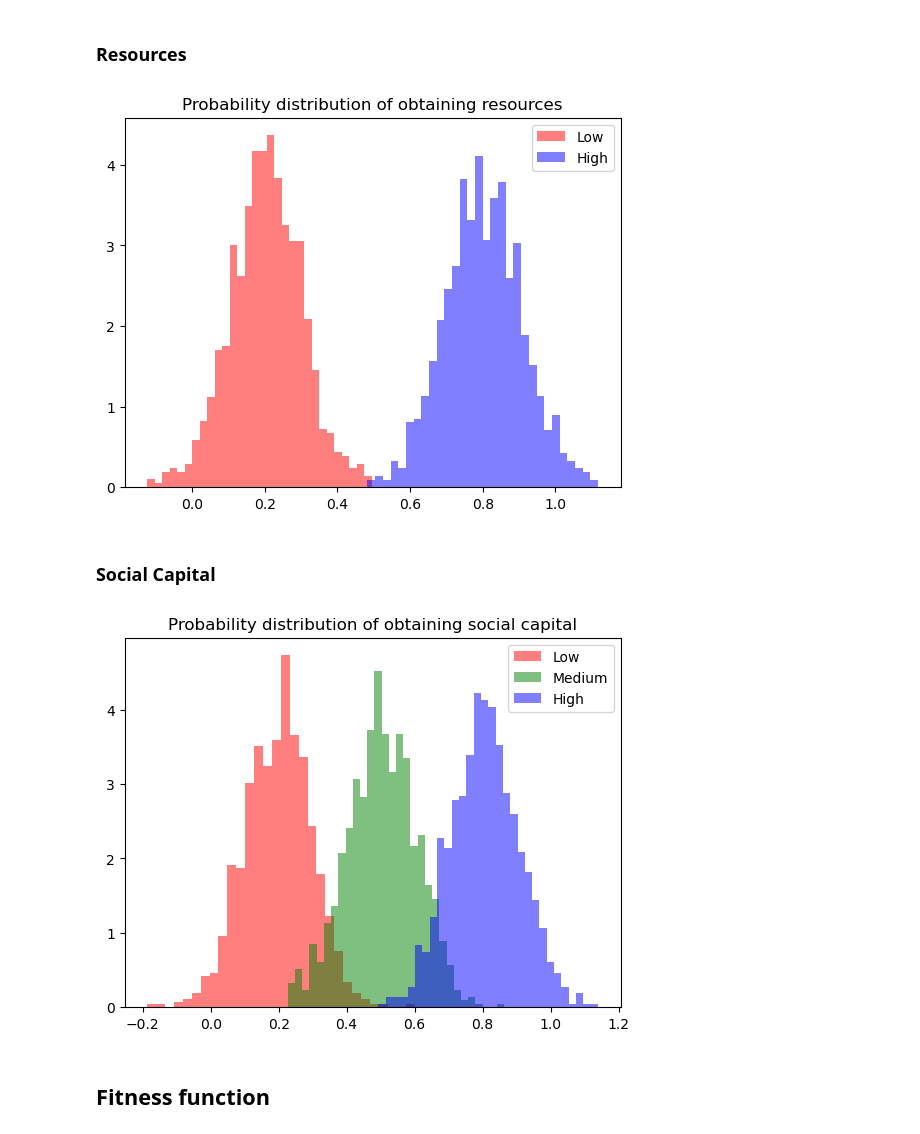
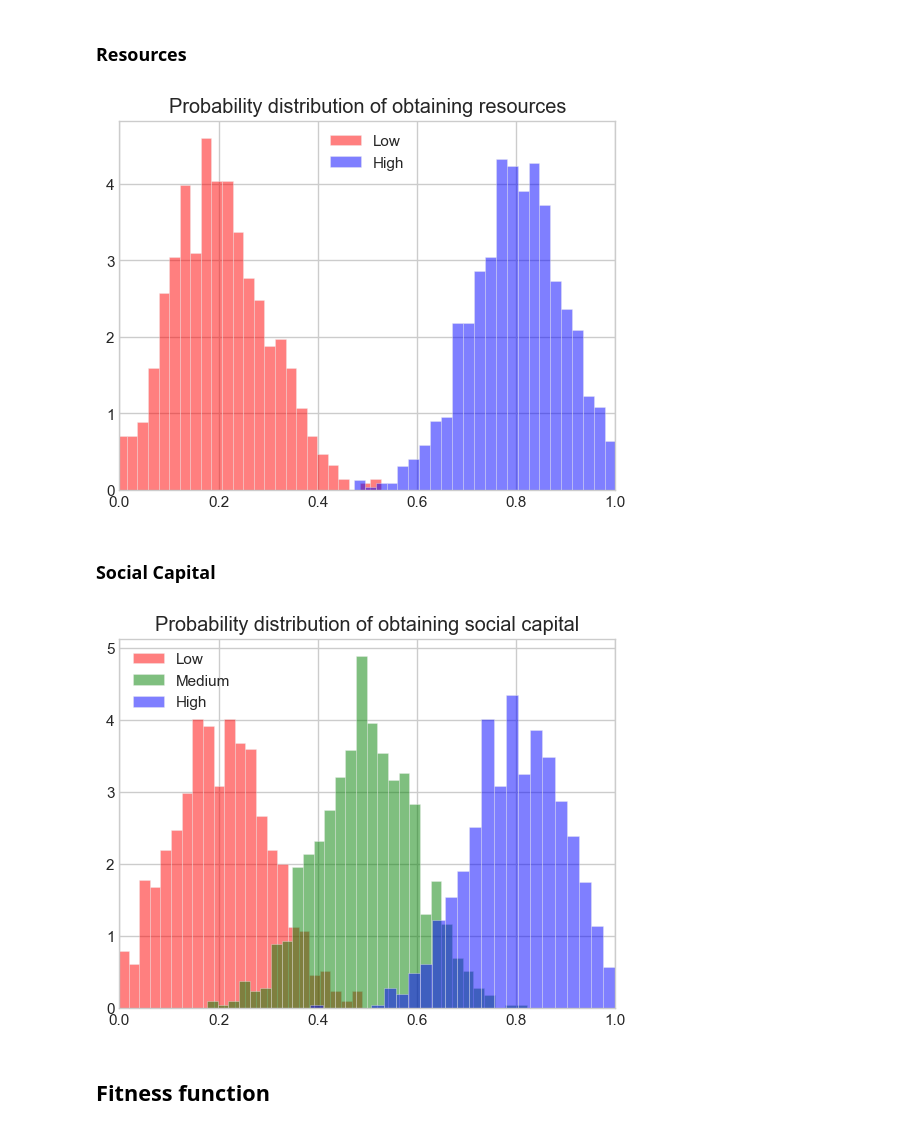
Before and after one commit to jismartin/kawesqarcoop, a Jupyter notebook: notebooks/kawesqar_coop.ipynb, the cells around one changed output. Drawn from its saved outputs; the diff is of its cells as text; code cells hidden in the pictures.

Commit message:
Update figures and other minor changes

```diff
--- a/notebooks/kawesqar_coop.ipynb
+++ b/notebooks/kawesqar_coop.ipynb
@@ -2,6 +2,11 @@
 import pandas as pd
 import numpy as np
 import matplotlib.pyplot as plt
+# %%
+import matplotlib as mpl
+plt.style.use('seaborn-v0_8-whitegrid')
+mpl.rcParams['font.family'] = 'sans-serif'
+mpl.rcParams['font.size'] = 10
 # %% [markdown]
 # Model functions
 # %% [markdown]
@@ -32,28 +39,32 @@ y_high=np.random.normal(mu_high,scale,1000)
 plt.hist(y_low,bins=30,density=True,color='red',alpha=0.5,label='Low')
 plt.hist(y_high,bins=30,density=True,color='blue',alpha=0.5,label='High')
 plt.title('Probability distribution of obtaining resources')
+plt.xlim(0,1)
 plt.legend()
+plt.savefig('../figures/probability_distribution_resources.svg', format='svg',bbox_inches='tight')
 plt.show()
 # %% [output]
-[figure, old version]
+[figure, new version]
 # %% [markdown]
 ### Social Capital
 # %%
 scale=0.1
 mu_low=0.2
 mu_medium=0.5
 mu_high=0.8
 y_low=np.random.normal(mu_low,scale,1000)
 y_medium=np.random.normal(mu_medium,scale,1000)
 y_high=np.random.normal(mu_high,scale,1000)
 plt.hist(y_low,bins=30,density=True,color='red',alpha=0.5,label='Low')
 plt.hist(y_medium,bins=30,density=True,color='green',alpha=0.5,label='Medium')
 plt.hist(y_high,bins=30,density=True,color='blue',alpha=0.5,label='High')
 plt.title('Probability distribution of obtaining social capital')
-plt.legend()
+plt.xlim(0,1)
+plt.legend(loc='upper left')
+plt.savefig('../figures/probability_distribution_social_capital.svg', format='svg',bbox_inches='tight')
 plt.show()
 # %% [output]
-[figure, old version]
+[figure, new version]
 # %% [markdown]
 ## Fitness function
 # %%
```
Also changed, not shown: parts of 1 cell of this notebook, 23 other files.
